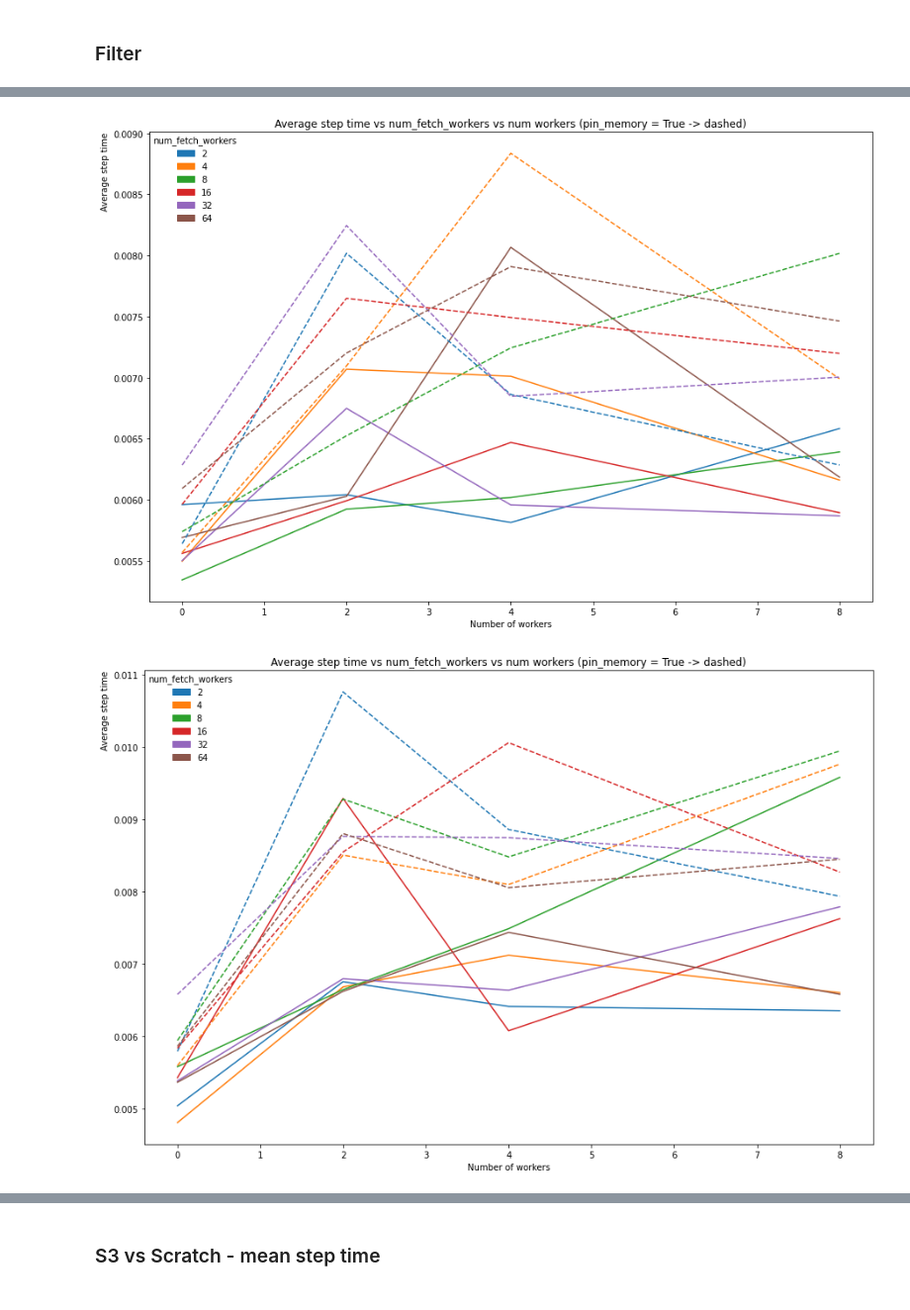
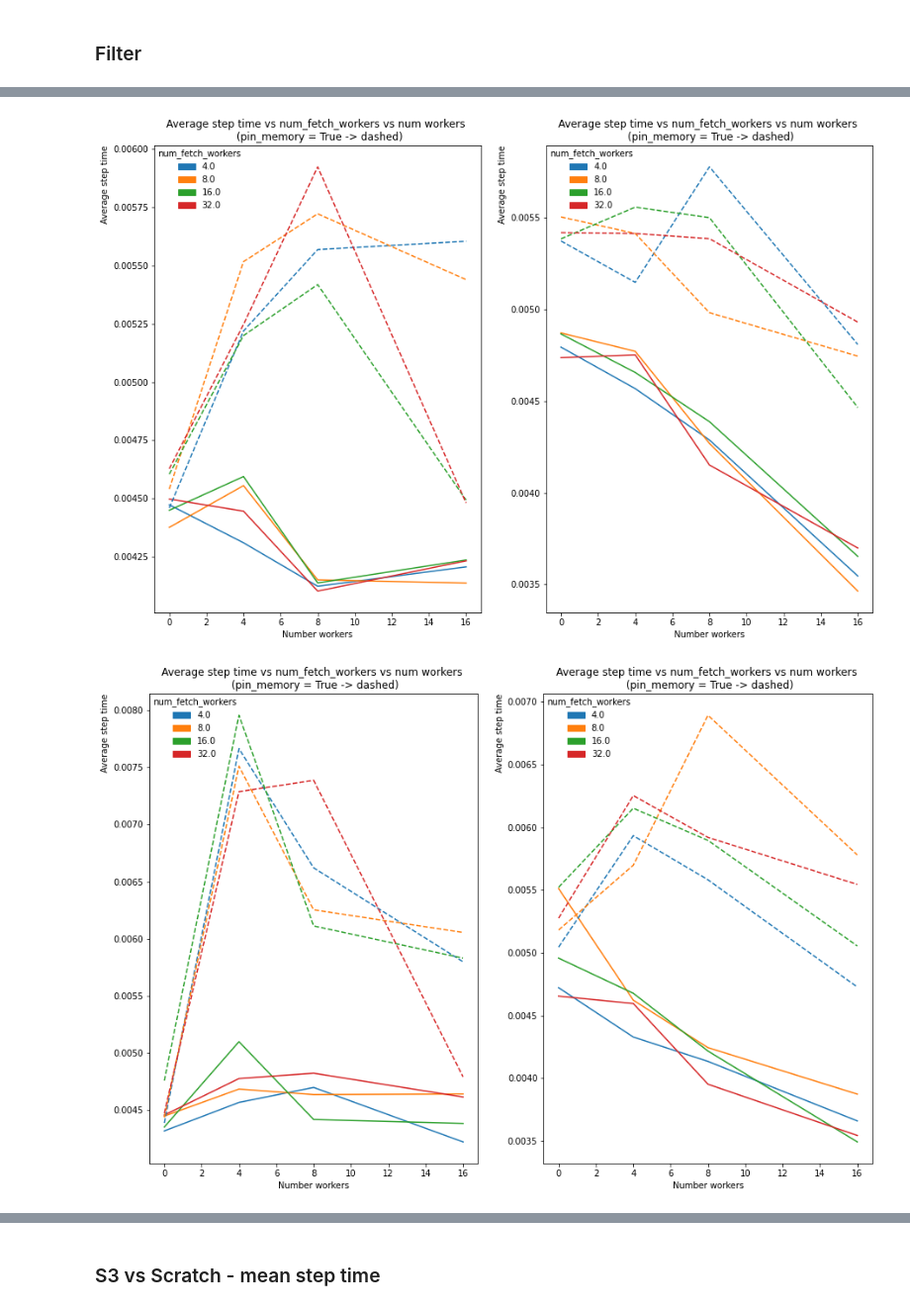
Before and after one commit to iarai/concurrent-dataloader, a Jupyter notebook: src/analysis/AnalysisDataloaderE2E.ipynb, the cells around one changed output, grey strips where cells are left out. Shown at 99% size. Drawn from its saved outputs; the diff is of its cells as text; code cells hidden in the pictures.

```diff
--- a/src/analysis/AnalysisDataloaderE2E.ipynb
+++ b/src/analysis/AnalysisDataloaderE2E.ipynb
@@ -233,0 +258,25 @@ data_scratch_async = filter_data(df_dataloader_scratch_full)
+# %%
+def plot_data(dataframe, fixed_param, fixed_value, changing_param, changing_values):
+    fig, ax = plt.subplots(nrows=1, ncols=2, figsize=(15, 10))
+    colors = sns.color_palette(None, len(changing_values))
+    param_colors = dict(zip(changing_values, colors))
+    patches = [Patch(color=v, label=k) for k, v in param_colors.items()]
+
+    for d, df in enumerate(dataframe):
+        for pin_memory in [0, 1]:
+            for i, param in enumerate(changing_values):
+                plot_data = []
+                for num_workers in num_workers_unique:
+                    data = df[(df["num_workers"]==num_workers) &
+                                      (df["pin_memory"]==pin_memory) &
+                                      (df[changing_param]==param) &
+                                      (df[fixed_param]==fixed_value)].sort_values(["mean"], ascending=True)
+                    plot_data.append(data["mean"].to_list()[0])
+                ax[d].plot(num_workers_unique, plot_data, color=colors[i], linestyle="--" if pin_memory == 1 else "-")
+
+        ax[d].legend(title=changing_param,
+                  handles=patches,
+                  loc='upper left', borderaxespad=0, fontsize=10, frameon=False)
+        ax[d].set_xlabel("Number workers", loc="center")
+        ax[d].set_ylabel("Average step time", loc="top")
+        ax[d].set_title(f"Average step time vs {changing_param} vs num workers \n (pin_memory = True -> dashed)", loc='center')
@@ -233,0 +319,10 @@ data_scratch_async = filter_data(df_dataloader_scratch_full)
+# %%
+df_dataloader_scratch_full = extract_pandas(output_base_folder, folder_filter="latest/e2e/*benchmark_e2e_scratch*")
+# %%
+df_dataloader_scratch_async=df_dataloader_scratch_full[df_dataloader_scratch_full["fetch_impl"]=="asyncio"]
+df_dataloader_scratch_threaded=df_dataloader_scratch_full[df_dataloader_scratch_full["fetch_impl"]=="threaded"]
+# save memory
+del df_dataloader_scratch_full
+# show record num
+print(f"Records {len(df_dataloader_scratch_async)}")
+print(f"Records {len(df_dataloader_scratch_threaded)}")
@@ -234,3 +372,8 @@ data_scratch_async = filter_data(df_dataloader_scratch_full)
+# %%
+data_scratch_async = filter_data(df_dataloader_scratch_async)
+data_scratch_threaded = filter_data(df_dataloader_scratch_threaded)
+del df_dataloader_scratch_async
+del df_dataloader_scratch_threaded
 # %%
 data_scratch_async.sort_values(["mean"], ascending=True)
 # %% [output]
@@ -278,8 +445,8 @@ plot_data(data_scratch_async, "batch_size", 16, "num_fetch_workers", num_fetch_w
 # %%
-plot_data(data_scratch_async, "batch_size", 32, "num_fetch_workers", num_fetch_workers_unique)
+plot_data([data_scratch_async, data_scratch_threaded], "batch_size", 32, "num_fetch_workers", num_fetch_workers_unique)
 # %% [output]
-[figure, old version]
+[figure, new version]
 # %%
-plot_data(data_scratch_async, "batch_size", 64, "num_fetch_workers", num_fetch_workers_unique)
+plot_data([data_scratch_async, data_scratch_threaded], "batch_size", 64, "num_fetch_workers", num_fetch_workers_unique)
 # %% [output]
-[figure, old version]
+[figure, new version]
```
Also changed, not shown: parts of 76 cells of this notebook.
